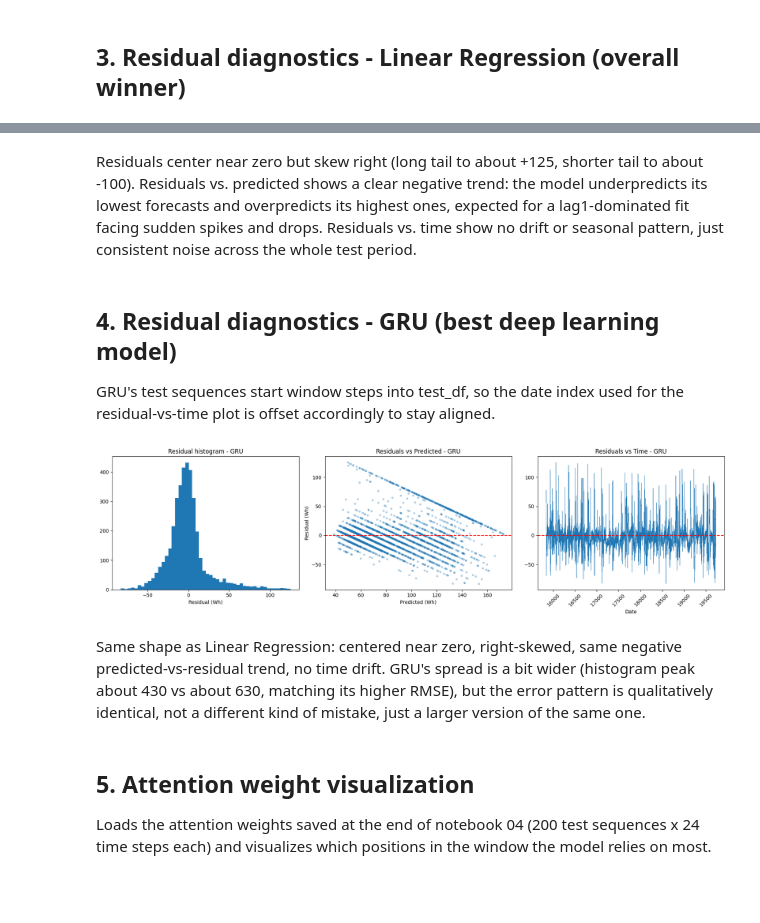
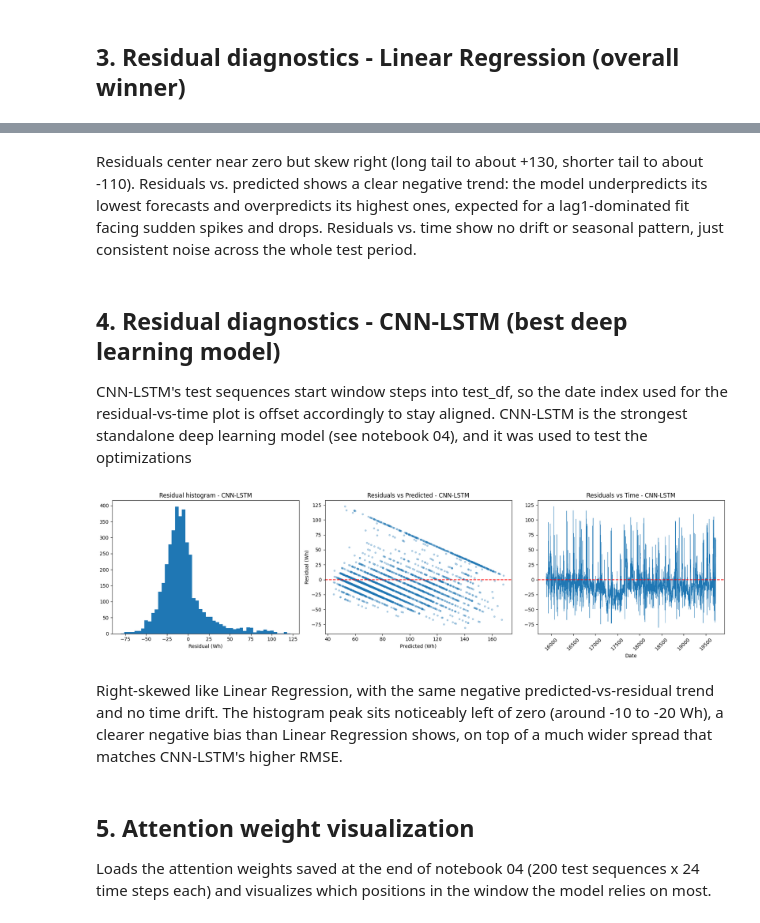
Before and after one commit to Muaadh-Nazly/energy-prediction, a Jupyter notebook: notebooks/05_Optimization_Evaluation.ipynb, the cells around one changed output, grey strips where cells are left out. Saved outputs shown, nothing was run; the diff lists cells and outputs as text; code cells hidden in the pictures; blank space fills up the shorter version.

```diff
--- a/notebooks/05_Optimization_Evaluation.ipynb
+++ b/notebooks/05_Optimization_Evaluation.ipynb
@@ -122,49 +122,51 @@ plt.show()
 # %% [markdown]
-Residuals center near zero but skew right (long tail to about +125, shorter tail to about -100). Residuals vs. predicted shows a clear negative trend: the model underpredicts its lowest forecasts and overpredicts its highest ones, expected for a lag1-dominated fit facing sudden spikes and drops. Residuals vs. time show no drift or seasonal pattern, just consistent noise across the whole test period.
+Residuals center near zero but skew right (long tail to about +130, shorter tail to about -110). Residuals vs. predicted shows a clear negative trend: the model underpredicts its lowest forecasts and overpredicts its highest ones, expected for a lag1-dominated fit facing sudden spikes and drops. Residuals vs. time show no drift or seasonal pattern, just consistent noise across the whole test period.
 # %% [markdown]
-## 4. Residual diagnostics - GRU (best deep learning model)
+## 4. Residual diagnostics - CNN-LSTM (best deep learning model)
 
-GRU's test sequences start window steps into test_df, so the date index
-used for the residual-vs-time plot is offset accordingly to stay aligned.
+CNN-LSTM's test sequences start window steps into test_df, so the date
+index used for the residual-vs-time plot is offset accordingly to stay
+aligned. CNN-LSTM is the strongest
+standalone deep learning model (see notebook 04), and it was used to test the optimizations
 # %%
-gru_window = best_windows["gru"]
-X_test_seq_gru, y_test_seq_gru = create_sequences(X_test, y_test, gru_window)
+dl_window = best_windows["cnn_lstm"]
+X_test_seq_dl, y_test_seq_dl = create_sequences(X_test, y_test, dl_window)
 
-gru_model = deep_models["gru"]
+dl_model = deep_models["cnn_lstm"]
 with torch.no_grad():
-    x_tensor = torch.tensor(X_test_seq_gru, dtype=torch.float32).to(device)
-    y_pred_gru_scaled = gru_model(x_tensor).cpu().numpy()
+    x_tensor = torch.tensor(X_test_seq_dl, dtype=torch.float32).to(device)
+    y_pred_dl_scaled = dl_model(x_tensor).cpu().numpy()
 
-y_pred_gru = target_scaler.inverse_transform(y_pred_gru_scaled.reshape(-1, 1)).flatten()
-y_true_gru = target_scaler.inverse_transform(y_test_seq_gru.reshape(-1, 1)).flatten()
-residuals_gru = y_true_gru - y_pred_gru
-dates_gru = test_df.index[gru_window:]
+y_pred_dl = target_scaler.inverse_transform(y_pred_dl_scaled.reshape(-1, 1)).flatten()
+y_true_dl = target_scaler.inverse_transform(y_test_seq_dl.reshape(-1, 1)).flatten()
+residuals_dl = y_true_dl - y_pred_dl
+dates_dl = test_df.index[dl_window:]
 
 fig, axes = plt.subplots(1, 3, figsize=(18, 5))
 
-axes[0].hist(residuals_gru, bins=50)
-axes[0].set_title("Residual histogram - GRU")
+axes[0].hist(residuals_dl, bins=50)
+axes[0].set_title("Residual histogram - CNN-LSTM")
 axes[0].set_xlabel("Residual (Wh)")
 
-axes[1].scatter(y_pred_gru, residuals_gru, alpha=0.3, s=10)
+axes[1].scatter(y_pred_dl, residuals_dl, alpha=0.3, s=10)
 axes[1].axhline(0, color="r", linestyle="--")
-axes[1].set_title("Residuals vs Predicted - GRU")
+axes[1].set_title("Residuals vs Predicted - CNN-LSTM")
 axes[1].set_xlabel("Predicted (Wh)")
 axes[1].set_ylabel("Residual (Wh)")
 
-axes[2].plot(dates_gru, residuals_gru, linewidth=0.5)
+axes[2].plot(dates_dl, residuals_dl, linewidth=0.5)
 axes[2].axhline(0, color="r", linestyle="--")
-axes[2].set_title("Residuals vs Time - GRU")
+axes[2].set_title("Residuals vs Time - CNN-LSTM")
 axes[2].set_xlabel("Date")
 axes[2].tick_params(axis="x", rotation=45)
 
 plt.tight_layout()
-plt.savefig("../reports/figures/14_residual_diagnostics_gru.png", dpi=150)
+plt.savefig("../reports/figures/14_residual_diagnostics_cnn_lstm.png", dpi=150)
 plt.show()
 # %% [output]
-[figure, old version]
+[figure, new version]
 # %% [markdown]
-Same shape as Linear Regression: centered near zero, right-skewed, same negative predicted-vs-residual trend, no time drift. GRU's spread is a bit wider (histogram peak about 430 vs about 630, matching its higher RMSE), but the error pattern is qualitatively identical, not a different kind of mistake, just a larger version of the same one.
+Right-skewed like Linear Regression, with the same negative predicted-vs-residual trend and no time drift. The histogram peak sits noticeably left of zero (around -10 to -20 Wh), a clearer negative bias than Linear Regression shows, on top of a much wider spread that matches CNN-LSTM's higher RMSE.
 # %% [markdown]
 ## 5. Attention weight visualization
 
```
Also changed, not shown: parts of 58 cells of this notebook, 23 other files.
